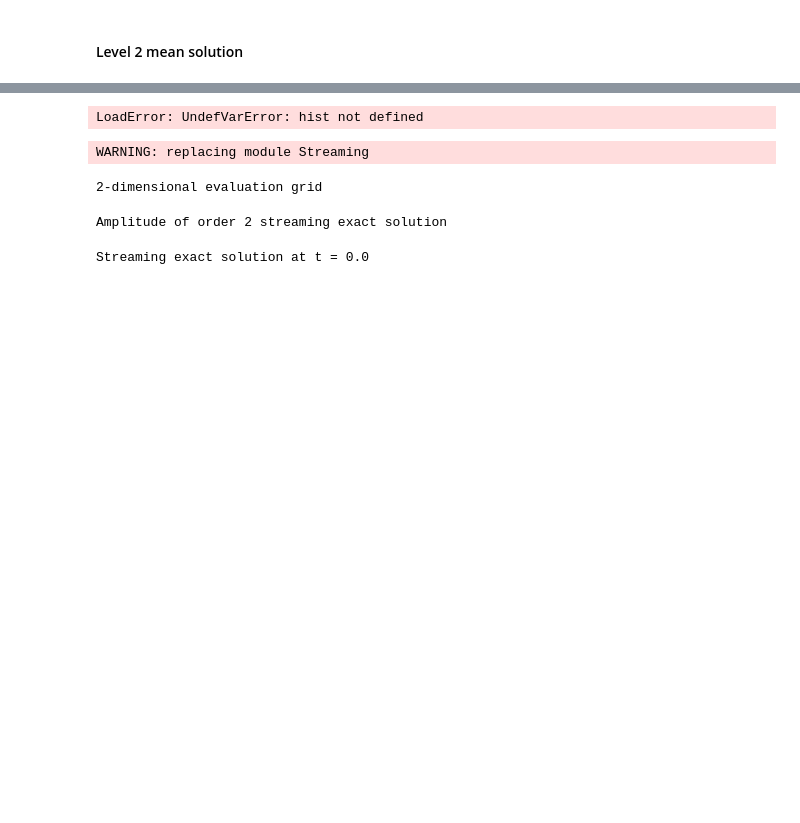
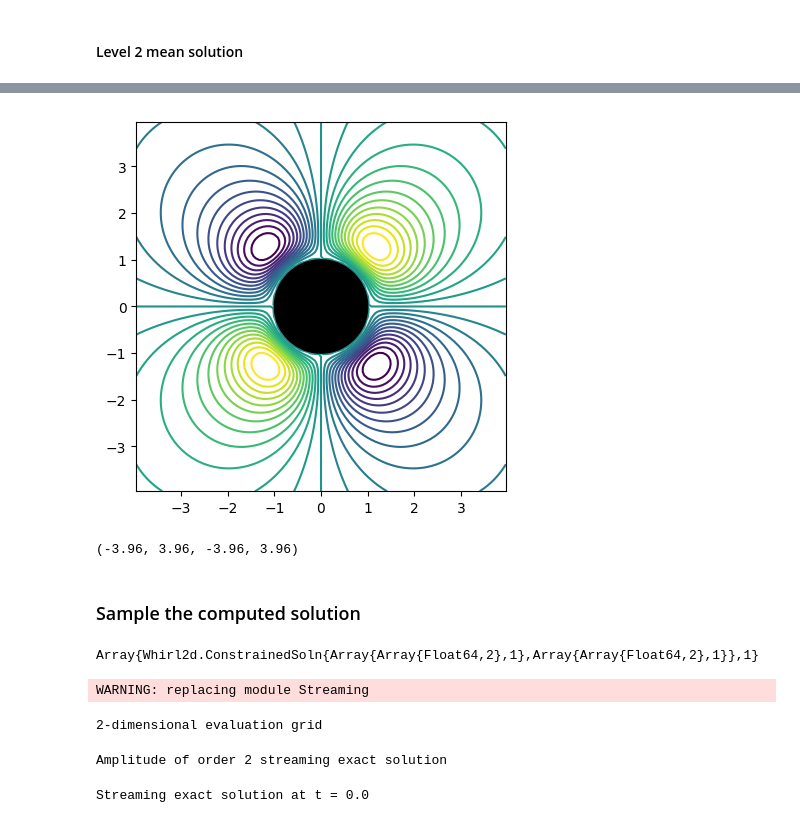
Before and after one commit to JuliaIBPM/ViscousFlow.jl, a Jupyter notebook: examples/Testing the streaming flows.ipynb, the cells around one changed output, grey strips where cells are left out. Saved outputs shown, nothing was run; the diff lists cells and outputs as text; code cells hidden in the pictures; blank space fills up the shorter version.

```diff
--- a/examples/Testing the streaming flows.ipynb
+++ b/examples/Testing the streaming flows.ipynb
@@ -180,10 +178,13 @@ axis("scaled")
 # %%
-contour(x,y,hist[628].ψ[2][dom.grid.cellint[1],dom.grid.cellint[2]]*Δx,31)
+contour(x,y,transpose(-L⁻¹(hist[end].u)[2][dom.grid.cellint[1],dom.grid.cellint[2]]*Δx),31)
 for j = 1:dom.nbody
     xpt = [dom.body[j].x[i][1] for i = 1:dom.body[j].N]
     ypt = [dom.body[j].x[i][2] for i = 1:dom.body[j].N]
     fill(xpt,ypt,color="k",zorder=2)
 end
 axis("scaled")
 # %% [output]
+[figure, added]
-LoadError: UndefVarError: hist not defined
+(-3.96, 3.96, -3.96, 3.96)
+# %% [markdown]
+### Sample the computed solution
@@ -189,0 +193,4 @@ LoadError: UndefVarError: hist not defined
+# %%
+typeof(hist)
+# %% [output]
+Array{Whirl2d.ConstrainedSoln{Array{Array{Float64,2},1},Array{Array{Float64,2},1}},1}
```
Also changed, not shown: parts of 25 cells of this notebook, 4 other files.
